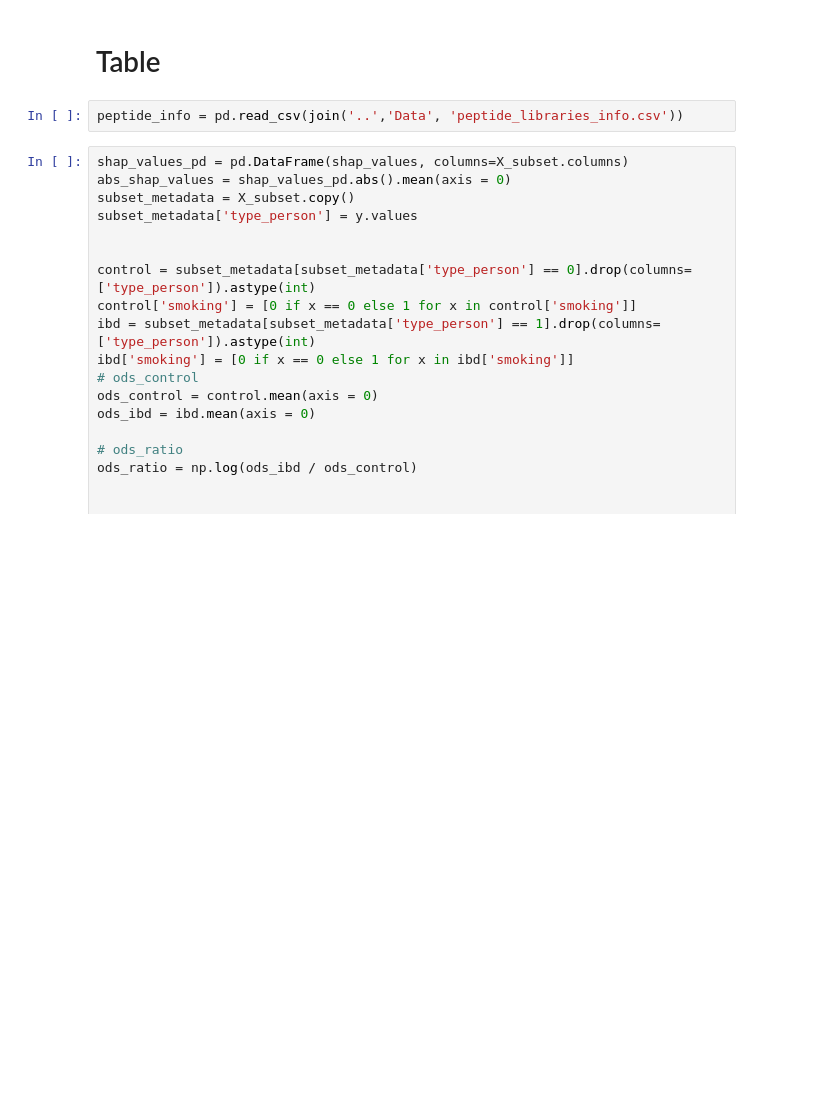
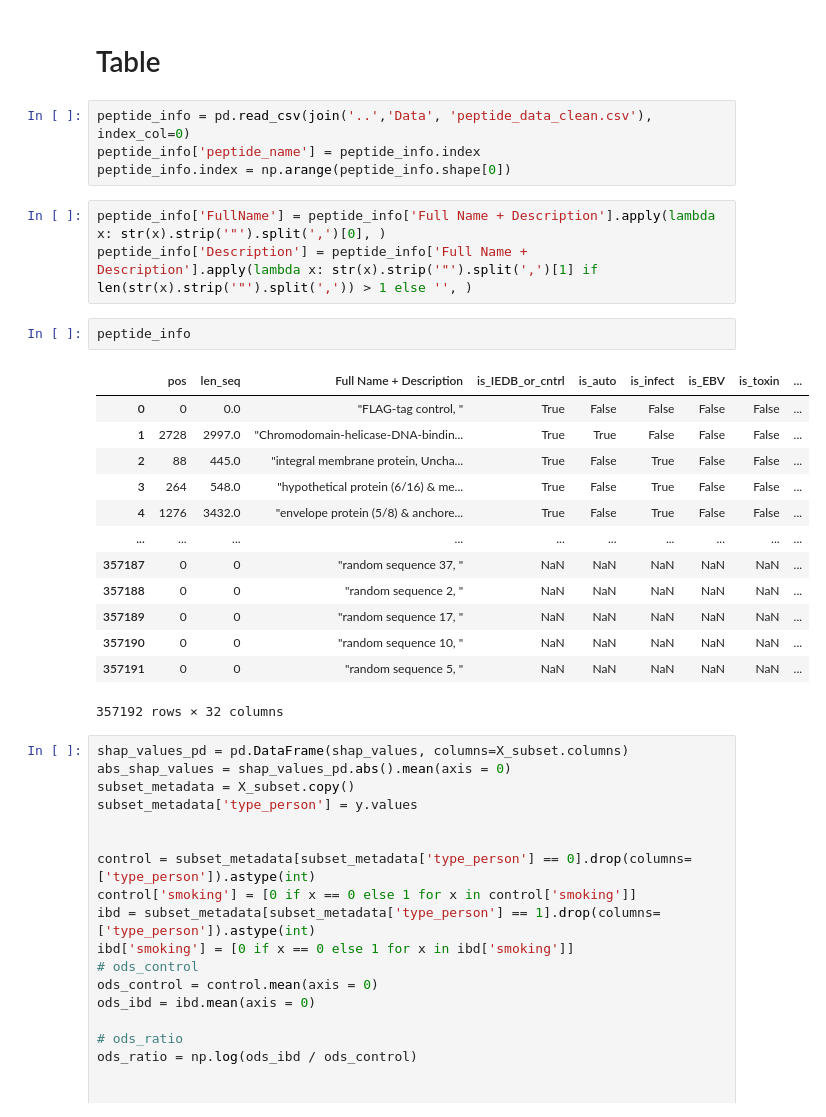
Before and after one commit to SysBioengLab/PhIP-seq-IBD-PUC, a Jupyter notebook: src/shap_selected_peptides_clinical.ipynb, the cells around one changed output. Cells and saved outputs as stored; diff of their text form; blank space fills up the shorter version.

```diff
--- a/src/shap_selected_peptides_clinical.ipynb
+++ b/src/shap_selected_peptides_clinical.ipynb
@@ -372,7 +351,28 @@ plt.show()
 # %% [markdown]
 # Table
 # %%
-peptide_info = pd.read_csv(join('..','Data', 'peptide_libraries_info.csv'))
+peptide_info = pd.read_csv(join('..','Data', 'peptide_data_clean.csv'), index_col=0)
+peptide_info['peptide_name'] = peptide_info.index
+peptide_info.index = np.arange(peptide_info.shape[0])
+# %%
+peptide_info['FullName'] = peptide_info['Full Name + Description'].apply(lambda x: str(x).strip('"').split(',')[0], )
+peptide_info['Description'] = peptide_info['Full Name + Description'].apply(lambda x: str(x).strip('"').split(',')[1] if len(str(x).strip('"').split(',')) > 1 else '', )
+# %%
+peptide_info
+# %% [output]
+|  | pos | len_seq | Full Name + Description | is_IEDB_or_cntrl | is_auto | is_infect | is_EBV | is_toxin | ... |
+| 0 | 0 | 0.0 | "FLAG-tag control, " | True | False | False | False | False | ... |
+| 1 | 2728 | 2997.0 | "Chromodomain-helicase-DNA-bindin... | True | True | False | False | False | ... |
+| 2 | 88 | 445.0 | "integral membrane protein, Uncha... | True | False | True | False | False | ... |
+| 3 | 264 | 548.0 | "hypothetical protein (6/16) & me... | True | False | True | False | False | ... |
+| 4 | 1276 | 3432.0 | "envelope protein (5/8) & anchore... | True | False | True | False | False | ... |
+| ... | ... | ... | ... | ... | ... | ... | ... | ... | ... |
+| 357187 | 0 | 0 | "random sequence 37, " | NaN | NaN | NaN | NaN | NaN | ... |
+| 357188 | 0 | 0 | "random sequence 2, " | NaN | NaN | NaN | NaN | NaN | ... |
+| 357189 | 0 | 0 | "random sequence 17, " | NaN | NaN | NaN | NaN | NaN | ... |
+| 357190 | 0 | 0 | "random sequence 10, " | NaN | NaN | NaN | NaN | NaN | ... |
+| 357191 | 0 | 0 | "random sequence 5, " | NaN | NaN | NaN | NaN | NaN | ... |
+357192 rows × 32 columns
 # %%
 shap_values_pd = pd.DataFrame(shap_values, columns=X_subset.columns)
 abs_shap_values = shap_values_pd.abs().mean(axis = 0)
```
Also changed, not shown: parts of 18 cells of this notebook, 17 other files.
